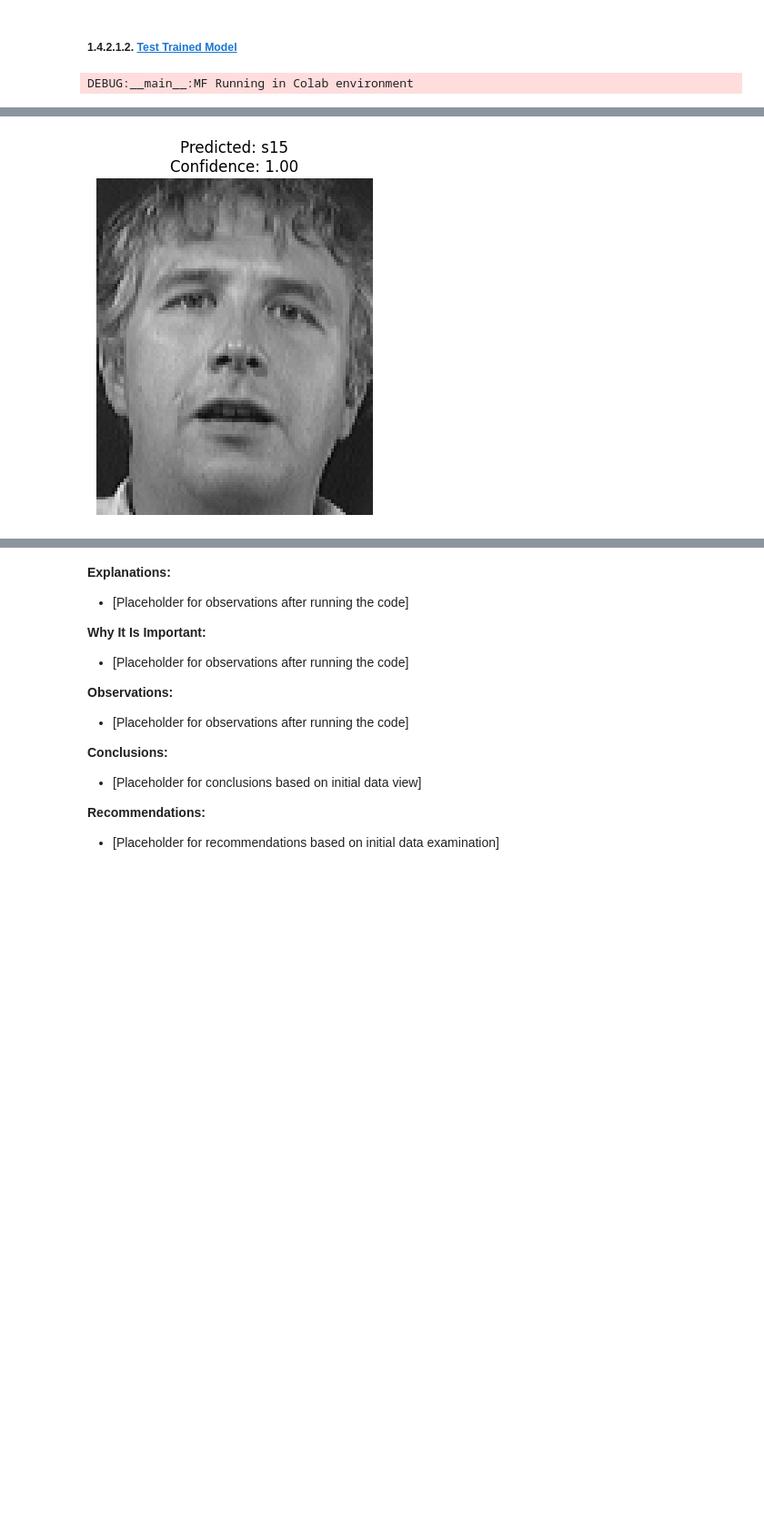
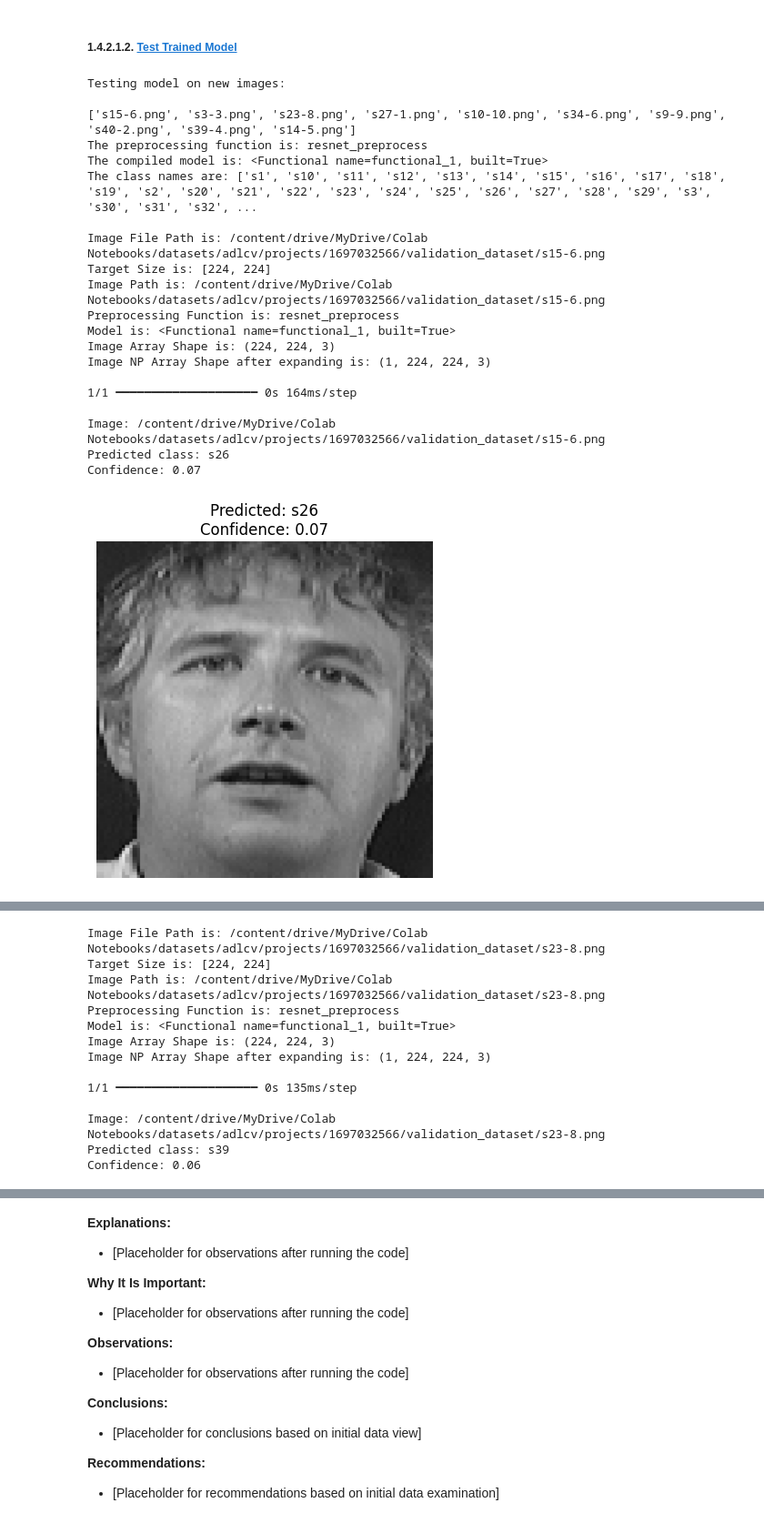
Before and after one commit to toddwalters/aiml-python-coding-examples, a Jupyter notebook: adlcv/projects/1697032566_performingFacialFecognitionWithDL/1697032566_ToddWalters_performingFacialFecognitionWithDL.ipynb, the cells around one changed output, grey strips where cells are left out. Shown at 91% size. Cells and saved outputs as stored; diff of their text form; code cells hidden in the pictures; blank space fills up the shorter version.

```diff
--- a/adlcv/projects/1697032566_performingFacialFecognitionWithDL/1697032566_ToddWalters_performingFacialFecognitionWithDL.ipynb
+++ b/adlcv/projects/1697032566_performingFacialFecognitionWithDL/1697032566_ToddWalters_performingFacialFecognitionWithDL.ipynb
@@ -2662,7 +2733,11 @@ preprocessing_functions = {
 
 def predict_image_class(model, img_path, class_names, target_size, preprocessing_function_name=None):
     target_size = target_size  # Get the target size for the chosen architecture
-    preprocessing_function_name = None
+    # preprocessing_function_name = None
+    if preprocessing_function_name:
+        preprocessing_function = preprocessing_functions.get(preprocessing_function_name)
+        if preprocessing_function is None:
+            raise ValueError(f"Unknown preprocessing function: {preprocessing_function_name}")
     print(f'Target Size is: {target_size}')
     print(f'Image Path is: {img_path}')
     print(f'Preprocessing Function is: {preprocessing_function_name}')
@@ -2675,22 +2750,22 @@ def predict_image_class(model, img_path, class_names, target_size, preprocessing
     #     raise ValueError(f"Unknown preprocessing function: {preprocessing_function_name}")
 
     # Load and preprocess the image
-    # img = image.load_img(img_path, target_size=target_size)
-    #img_array = image.img_to_array(img)
-    # print(f'Image Array Shape is: {img_array.shape}')
-    # img_array = np.expand_dims(img_array, axis=0)
-    # print(f'Image NP Array Shape after expanding is: {img_array.shape}\n')
-    # img_array = preprocessing_function(img_array)
+    img = image.load_img(img_path, target_size=target_size)
+    img_array = image.img_to_array(img)
+    print(f'Image Array Shape is: {img_array.shape}')
+    img_array = np.expand_dims(img_array, axis=0)
+    print(f'Image NP Array Shape after expanding is: {img_array.shape}\n')
+    img_array = preprocessing_function(img_array)
 
     # Load the image
-    img2 = Image.open(img_path)
-    img_np_array = np.array(img2)
-    print(f'Image NP Array Shape is: {img_np_array.shape}')
-    img_np_array = np.expand_dims(img_np_array, axis=0)
-    print(f'Image NP Array Shape after expanding is: {img_np_array.shape}\n')
+    # img2 = Image.open(img_path)
+    # img_np_array = np.array(img2)
+    # print(f'Image NP Array Shape is: {img_np_array.shape}')
+    # img_np_array = np.expand_dims(img_np_array, axis=0)
+    # print(f'Image NP Array Shape after expanding is: {img_np_array.shape}\n')
 
     # Make prediction
-    predictions = model.predict(img_np_array)
+    predictions = model.predict(img_array)
     predicted_class_index = np.argmax(predictions[0])
     predicted_class = class_names[predicted_class_index]
     confidence = predictions[0][predicted_class_index]
@@ -2722,31 +2797,51 @@ print()
 
 # Get the list of all files in the model_test_images directory
 test_image_path = f'{DATASET_PATH}/validation_dataset'
 image_files = os.listdir(f'{test_image_path}/')
 
 # Optionally, filter the list to include only image files
 image_extensions = ('.jpg', '.jpeg', '.png', '.bmp', '.tiff')
 image_files = [file for file in image_files if file.lower().endswith(image_extensions)]
 
 # Print the list of image files
 print(image_files)
 
 print(f'The preprocessing function is: {preprocessing_function}')
 print(f'The compiled model is: {model}')
 print(f'The class names are: {class_names}\n')
 
 # for img_path in test_image_paths:
 for image_file in image_files:
     img_path = f'{test_image_path}/{image_file}'
     print(f'Image File Path is: {img_path}')
     predicted_class, confidence = predict_image_class(model, img_path, class_names, target_size, preprocessing_function)
     print()
     print(f"Image: {img_path}")
     print(f"Predicted class: {predicted_class}")
     print(f"Confidence: {confidence:.2f}")
     print()
 
     # Visualize prediction
     visualize_prediction(img_path, target_size, predicted_class, confidence)
 # %% [output]
-DEBUG:__main__:MF Running in Colab environment
+Testing model on new images:
+
+['s15-6.png', 's3-3.png', 's23-8.png', 's27-1.png', 's10-10.png', 's34-6.png', 's9-9.png', 's40-2.png', 's39-4.png', 's14-5.png']
+The preprocessing function is: resnet_preprocess
+The compiled model is: <Functional name=functional_1, built=True>
+The class names are: ['s1', 's10', 's11', 's12', 's13', 's14', 's15', 's16', 's17', 's18', 's19', 's2', 's20', 's21', 's22', 's23', 's24', 's25', 's26', 's27', 's28', 's29', 's3', 's30', 's31', 's32', ...
+
+Image File Path is: /content/drive/MyDrive/Colab Notebooks/datasets/adlcv/projects/1697032566/validation_dataset/s15-6.png
+Target Size is: [224, 224]
+Image Path is: /content/drive/MyDrive/Colab Notebooks/datasets/adlcv/projects/1697032566/validation_dataset/s15-6.png
+Preprocessing Function is: resnet_preprocess
+Model is: <Functional name=functional_1, built=True>
+Image Array Shape is: (224, 224, 3)
+Image NP Array Shape after expanding is: (1, 224, 224, 3)
+
+1/1 ━━━━━━━━━━━━━━━━━━━━ 0s 164ms/step
+
+Image: /content/drive/MyDrive/Colab Notebooks/datasets/adlcv/projects/1697032566/validation_dataset/s15-6.png
+Predicted class: s26
+Confidence: 0.07
+[figure, new version]
@@ -2773 +2860,0 @@ Confidence: 1.00
-[figure, old version]
@@ -2773,0 +2862,13 @@ Confidence: 1.00
+Image File Path is: /content/drive/MyDrive/Colab Notebooks/datasets/adlcv/projects/1697032566/validation_dataset/s23-8.png
+Target Size is: [224, 224]
+Image Path is: /content/drive/MyDrive/Colab Notebooks/datasets/adlcv/projects/1697032566/validation_dataset/s23-8.png
+Preprocessing Function is: resnet_preprocess
+Model is: <Functional name=functional_1, built=True>
+Image Array Shape is: (224, 224, 3)
+Image NP Array Shape after expanding is: (1, 224, 224, 3)
+
+1/1 ━━━━━━━━━━━━━━━━━━━━ 0s 135ms/step
+
+Image: /content/drive/MyDrive/Colab Notebooks/datasets/adlcv/projects/1697032566/validation_dataset/s23-8.png
+Predicted class: s39
+Confidence: 0.06
```
Also changed, not shown: parts of 11 cells of this notebook.
